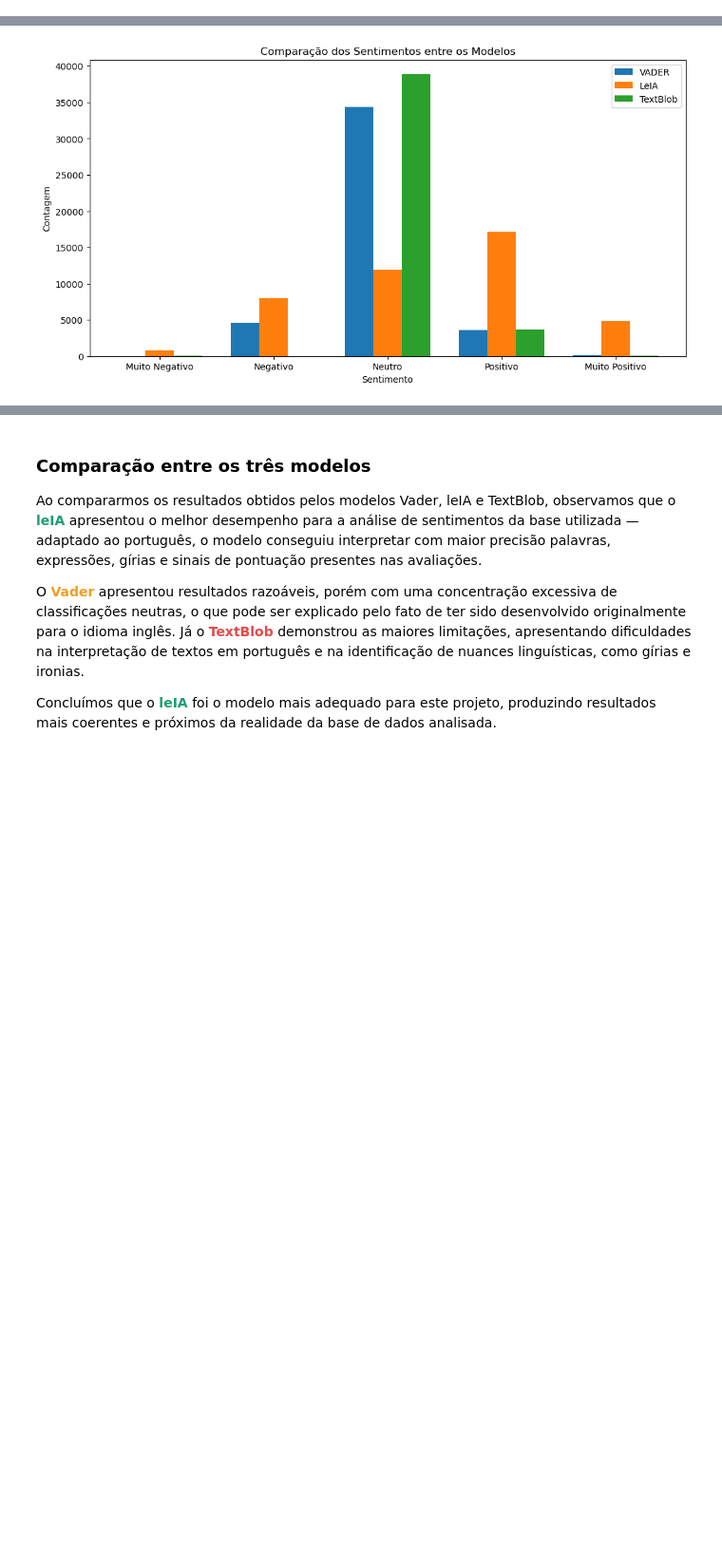
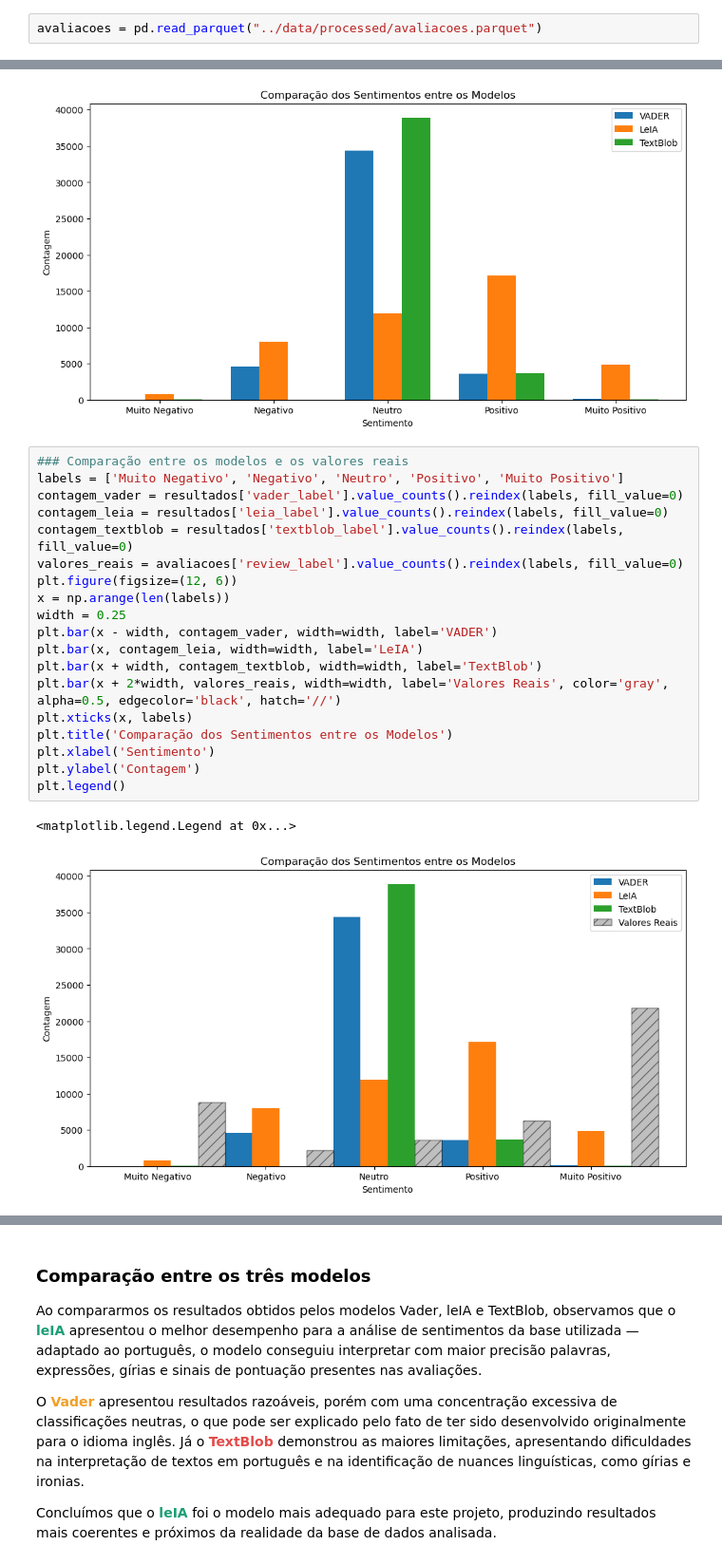
Before and after one commit to JuanMOLopes/projeto-integrador-interdiciplinar, a Jupyter notebook: notebooks/03_discussoes.ipynb, the cells around one changed output, grey strips where cells are left out. Shown at 95% size. Drawn from its saved outputs; the diff is of its cells as text; blank space fills up the shorter version.

Commit message:
feat:grafico de valores reais

```diff
--- a/notebooks/03_discussoes.ipynb
+++ b/notebooks/03_discussoes.ipynb
@@ -32,6 +32,8 @@ import warnings
 warnings.filterwarnings('ignore')
 # %%
 resultados = pd.read_parquet("../data/processed/resultados.parquet")
+# %%
+avaliacoes = pd.read_parquet("../data/processed/avaliacoes.parquet")
 # %%
 plt.figure(figsize=(10, 6))
 sns.countplot(x='vader_label', data=resultados, order=['Muito Negativo', 'Negativo', 'Neutro', 'Positivo', 'Muito Positivo'])
@@ -79,3 +81,25 @@ plt.legend()
 # %% [output]
 <matplotlib.legend.Legend at 0x...>
 [figure]
+# %%
+### Comparação entre os modelos e os valores reais
+labels = ['Muito Negativo', 'Negativo', 'Neutro', 'Positivo', 'Muito Positivo']
+contagem_vader = resultados['vader_label'].value_counts().reindex(labels, fill_value=0)
+contagem_leia = resultados['leia_label'].value_counts().reindex(labels, fill_value=0)
+contagem_textblob = resultados['textblob_label'].value_counts().reindex(labels, fill_value=0)
+valores_reais = avaliacoes['review_label'].value_counts().reindex(labels, fill_value=0)
+plt.figure(figsize=(12, 6))
+x = np.arange(len(labels))
+width = 0.25
+plt.bar(x - width, contagem_vader, width=width, label='VADER')
+plt.bar(x, contagem_leia, width=width, label='LeIA')
+plt.bar(x + width, contagem_textblob, width=width, label='TextBlob')
+plt.bar(x + 2*width, valores_reais, width=width, label='Valores Reais', color='gray', alpha=0.5, edgecolor='black', hatch='//')
+plt.xticks(x, labels)
+plt.title('Comparação dos Sentimentos entre os Modelos')
+plt.xlabel('Sentimento')
+plt.ylabel('Contagem')
+plt.legend()
+# %% [output]
+<matplotlib.legend.Legend at 0x...>
+[figure, added]
```
Also changed, not shown: parts of 2 cells of this notebook.
